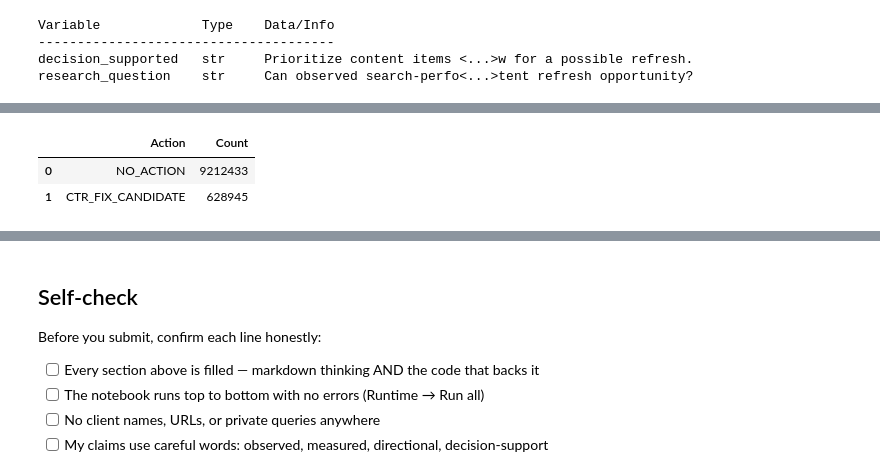
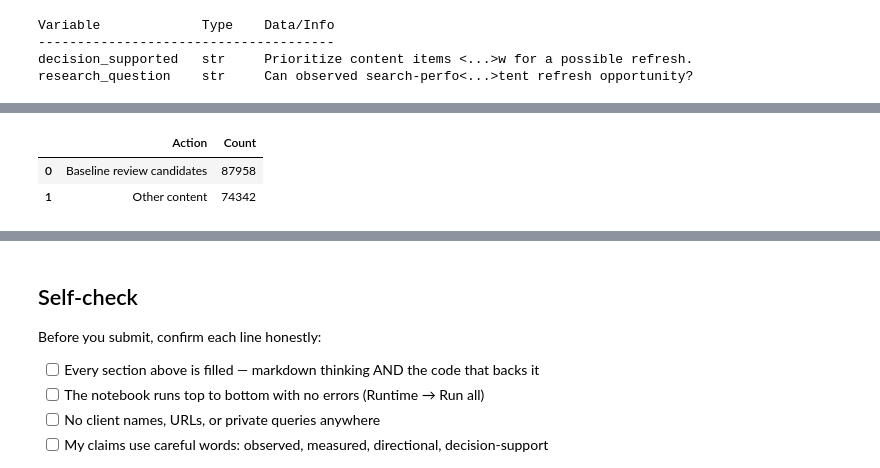
Before and after one commit to Ameen740/Internship_Flyrank, a Jupyter notebook: work/notebooks/capstone.ipynb, the cells around one changed output, grey strips where cells are left out. Drawn from its saved outputs; the diff is of its cells as text; code cells hidden in the pictures.

```diff
--- a/work/notebooks/capstone.ipynb
+++ b/work/notebooks/capstone.ipynb
@@ -298,18 +304,15 @@ Auto-detected position column(s): ['gsc_sum_position']
 # %%
-# Create gsc_avg_position by dividing sum position by impressions
-model_df["gsc_avg_position"] = model_df["gsc_sum_position"] / model_df["gsc_impressions"]
+model_df["baseline_candidate"] = (
+    (model_df["historical_impressions"] >= 100) &
+    (model_df["historical_ctr_pct"] < 2.0)
+)
 
-features = [
-    "gsc_impressions",
-    "gsc_clicks",
-    "ctr_pct",
-    "gsc_avg_position"
-]
+model_df["baseline_score"] = np.where(
+    model_df["baseline_candidate"],
+    model_df["historical_impressions"] /
+    (model_df["historical_ctr_pct"] + 0.1),
+    0
+)
 
-X = model_df[features]
-y = model_df["action_label"]
-
-print("Features used:", features)
-print("Feature shape:", X.shape)
-print("Label shape:", y.shape)
+print("Baseline candidates:", model_df["baseline_candidate"].sum())
 # %% [output]
@@ -546,10 +740,17 @@ display(results)
 # %%
-action_counts = model_df["action_label"].value_counts()
+recommendation_counts = pd.DataFrame({
+    "Action": [
+        "Baseline review candidates",
+        "Other content"
+    ],
+    "Count": [
+        int(model_clean["baseline_candidate"].sum()),
+        int((~model_clean["baseline_candidate"]).sum())
+    ]
+})
 
-display(
-    action_counts.rename_axis("Action").reset_index(name="Count")
-)
+display(recommendation_counts)
 # %% [output]
 |  | Action | Count |
-| 0 | NO_ACTION | 9212433 |
-| 1 | CTR_FIX_CANDIDATE | 628945 |
+| 0 | Baseline review candidates | 87958 |
+| 1 | Other content | 74342 |
```
Also changed, not shown: parts of 29 cells of this notebook.
